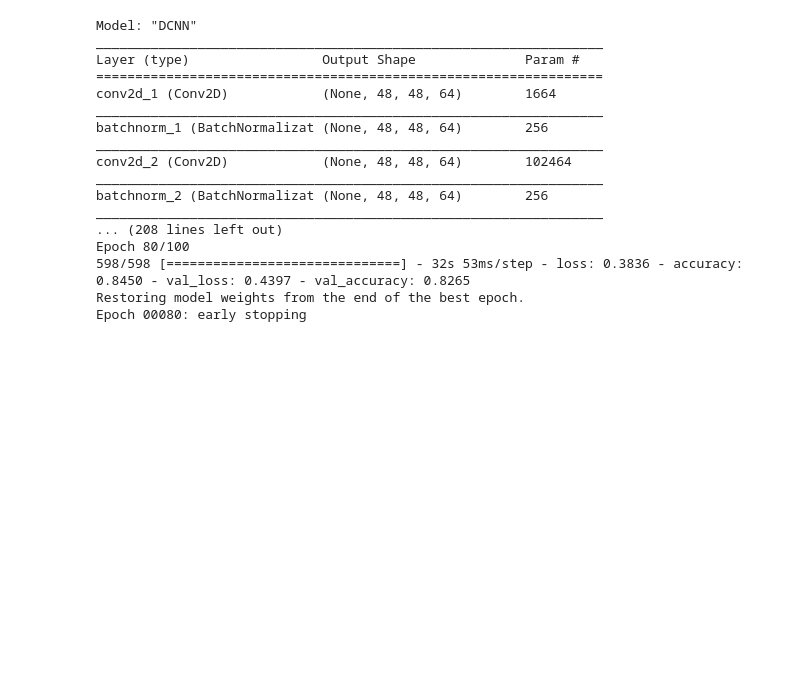
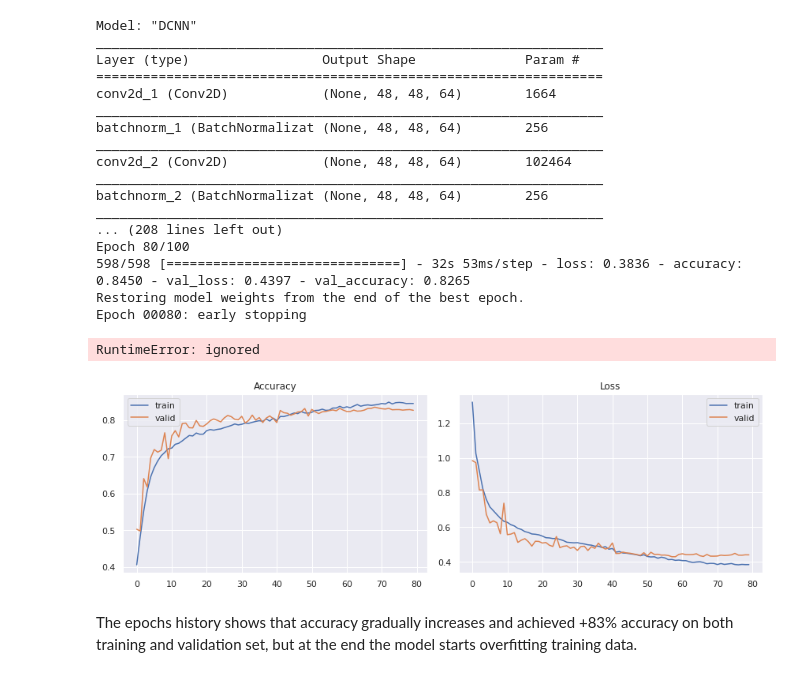
Before and after one commit to Creatrohit9/Face-Emotion-Recognition, a Jupyter notebook: Live_Class_Monitoring_System(Face_Emotion_Recognition)Rohit_bhadauriya.ipynb, the cells around one changed output. Drawn from its saved outputs; the diff is of its cells as text; code cells hidden in the pictures; blank space fills up the shorter version.

Commit message:
Commit for the accuracy plot for train and valid

```diff
--- a/Live_Class_Monitoring_System(Face_Emotion_Recognition)Rohit_bhadauriya.ipynb
+++ b/Live_Class_Monitoring_System(Face_Emotion_Recognition)Rohit_bhadauriya.ipynb
@@ -510,3 +510,33 @@ Epoch 80/100
 598/598 [==============================] - 32s 53ms/step - loss: 0.3836 - accuracy: 0.8450 - val_loss: 0.4397 - val_accuracy: 0.8265
 Restoring model weights from the end of the best epoch.
 Epoch 00080: early stopping
+# %%
+model_yaml = model.to_yaml()
+with open("model.yaml", "w") as yaml_file:
+    yaml_file.write(model_yaml)
+
+model.save("model.h5")
+# %% [output]
+RuntimeError: ignored
+# %%
+sns.set()
+fig = pyplot.figure(0, (12, 4))
+
+ax = pyplot.subplot(1, 2, 1)
+sns.lineplot(history.epoch, history.history['accuracy'], label='train')
+sns.lineplot(history.epoch, history.history['val_accuracy'], label='valid')
+pyplot.title('Accuracy')
+pyplot.tight_layout()
+
+ax = pyplot.subplot(1, 2, 2)
+sns.lineplot(history.epoch, history.history['loss'], label='train')
+sns.lineplot(history.epoch, history.history['val_loss'], label='valid')
+pyplot.title('Loss')
+pyplot.tight_layout()
+
+pyplot.savefig('epoch_history_dcnn.png')
+pyplot.show()
+# %% [output]
+[figure, added]
+# %% [markdown]
+The epochs history shows that accuracy gradually increases and achieved +83% accuracy on both training and validation set, but at the end the model starts overfitting training data.
```
